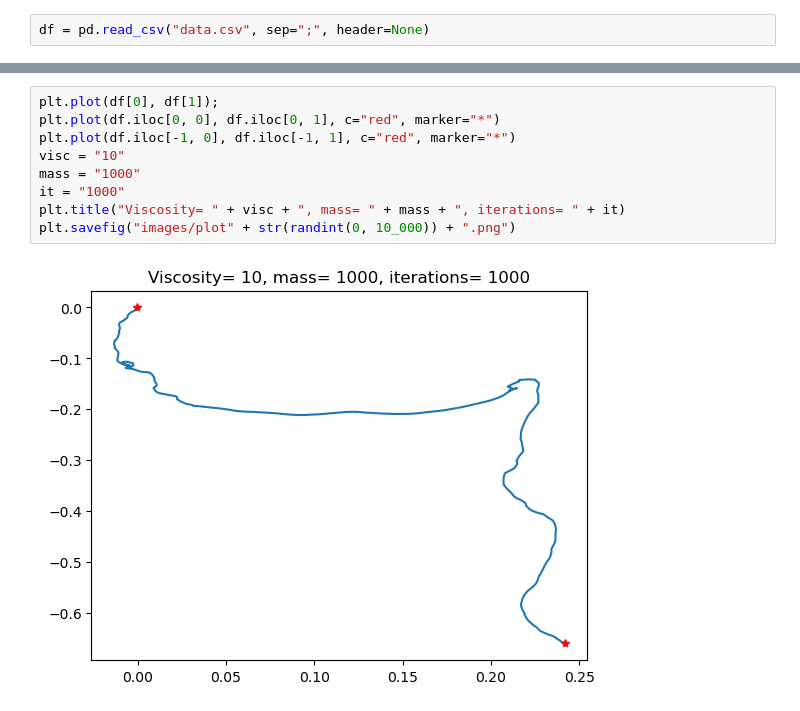
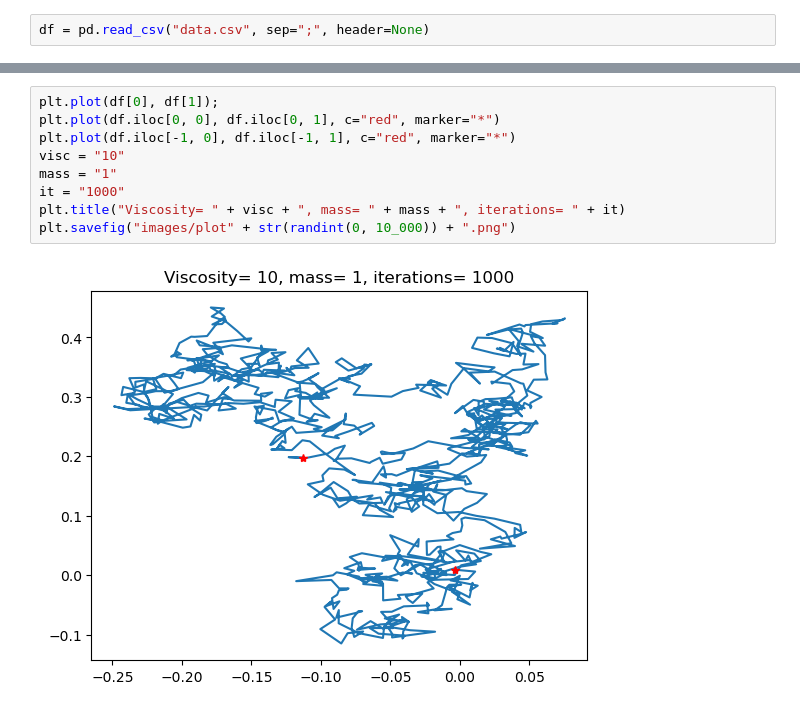
Before and after one commit to francesco-zatto/bachelor_thesis, a Jupyter notebook: langevin/plotter_cell.ipynb, the cells around one changed output, grey strips where cells are left out. Cells and saved outputs as stored; diff of their text form.

Commit message:
Drawn last plot with mass 1

```diff
--- a/langevin/plotter_cell.ipynb
+++ b/langevin/plotter_cell.ipynb
@@ -11,11 +11,11 @@ df.iloc[0, 0], df.iloc[0, 1]
 # %%
 plt.plot(df[0], df[1]);
 plt.plot(df.iloc[0, 0], df.iloc[0, 1], c="red", marker="*")
 plt.plot(df.iloc[-1, 0], df.iloc[-1, 1], c="red", marker="*")
 visc = "10"
-mass = "1000"
+mass = "1"
 it = "1000"
 plt.title("Viscosity= " + visc + ", mass= " + mass + ", iterations= " + it)
 plt.savefig("images/plot" + str(randint(0, 10_000)) + ".png")
 # %% [output]
-[figure, old version]
+[figure, new version]
```
Also changed, not shown: parts of 1 cell of this notebook, 3 other files.
